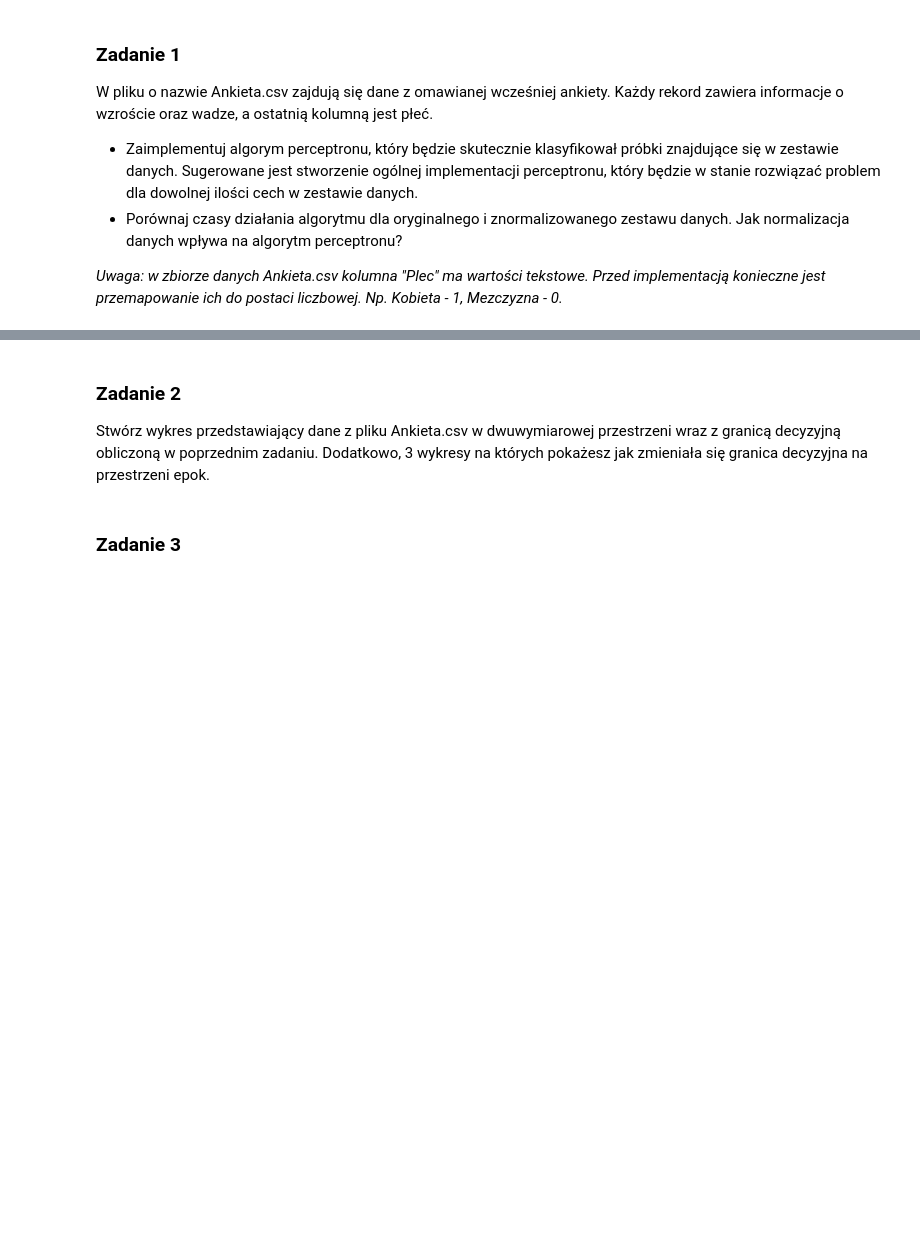
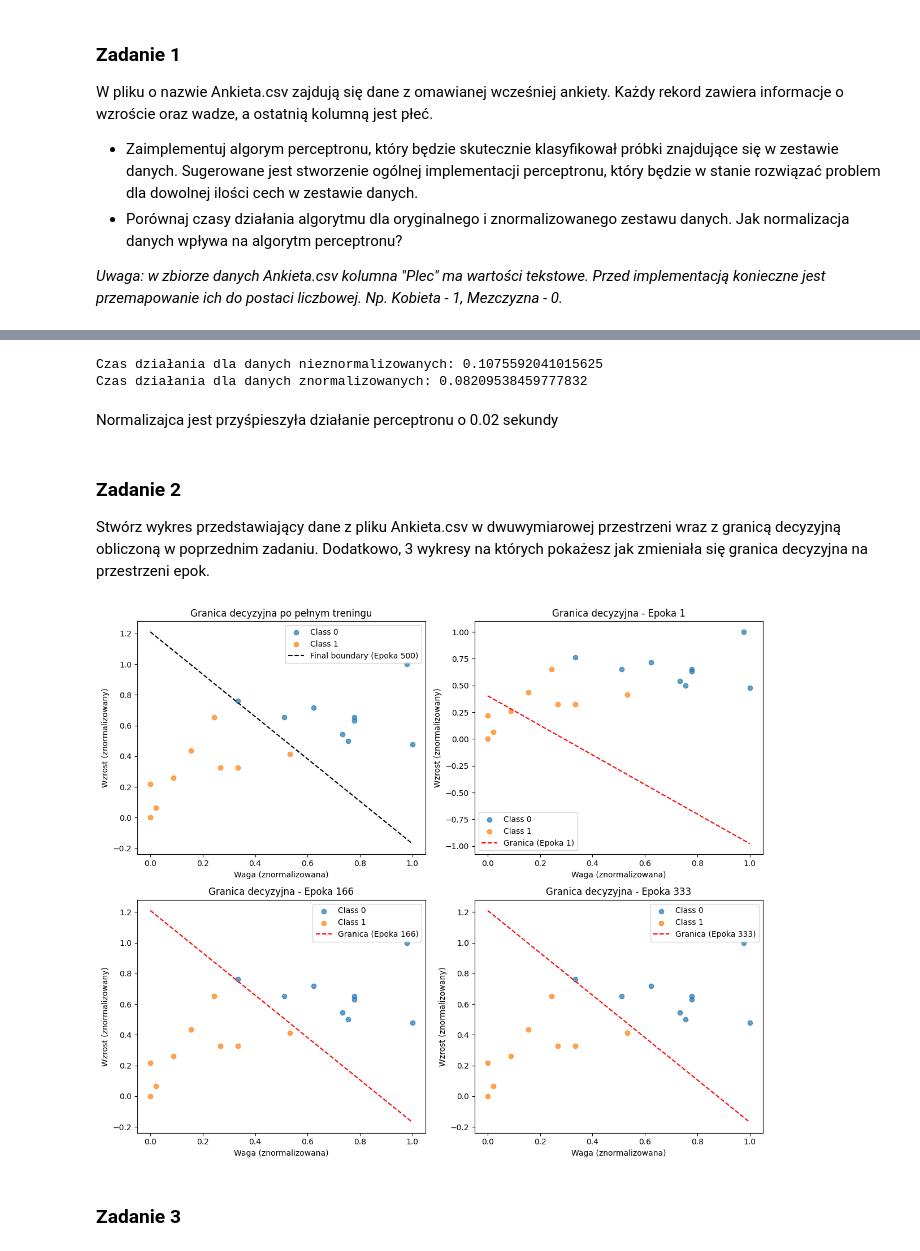
Before and after one commit to Batomet/Perceptron, a Jupyter notebook: Perceptron.ipynb, the cells around one changed output, grey strips where cells are left out. Drawn from its saved outputs; the diff is of its cells as text; code cells hidden in the pictures; blank space fills up the shorter version.

```diff
--- a/Perceptron.ipynb
+++ b/Perceptron.ipynb
@@ -213,3 +274,11 @@ _Uwaga: w zbiorze danych Ankieta.csv kolumna "Plec" ma wartości tekstowe. Przed
+# %%
+print("Czas działania dla danych nieznormalizowanych:", time_non_normalized)
+print("Czas działania dla danych znormalizowanych:", time_normalized)
+# %% [output]
+Czas działania dla danych nieznormalizowanych: 0.1075592041015625
+Czas działania dla danych znormalizowanych: 0.08209538459777832
+# %% [markdown]
+Normalizajca jest przyśpieszyła działanie perceptronu o 0.02 sekundy
 # %% [markdown]
 ### Zadanie 2
 
@@ -219,3 +286,39 @@ Stwórz wykres przedstawiający dane z pliku Ankieta.csv w dwuwymiarowej przestr
+# %%
+perceptron = Perceptron(learning_rate=0.01, n_iter=500)
+perceptron.fit(X_normalized, y)
+
+plt.figure(figsize=(12, 10))
+
+plt.subplot(2, 2, 1)
+for idx, cl in enumerate([0, 1]):
+    plt.scatter(X_normalized[y == cl, 0], X_normalized[y == cl, 1], label=f'Class {cl}', alpha=0.7)
+
+weights_final, bias_final, final_epoch = perceptron.boundaries[-1]
+x_vals = np.linspace(min(X_normalized[:, 0]), max(X_normalized[:, 0]), 100)
+y_vals = -(weights_final[0] * x_vals + bias_final) / weights_final[1]  # Równanie prostej
+plt.plot(x_vals, y_vals, 'k--', label=f'Final boundary (Epoka {final_epoch})')
+plt.xlabel('Waga (znormalizowana)')
+plt.ylabel('Wzrost (znormalizowany)')
+plt.legend()
+plt.title("Granica decyzyjna po pełnym treningu")
+
+for i, (weights, bias, epoch) in enumerate(perceptron.boundaries[:-1], start=2):
+    plt.subplot(2, 2, i)
+    for idx, cl in enumerate([0, 1]):
+        plt.scatter(X_normalized[y == cl, 0], X_normalized[y == cl, 1], label=f'Class {cl}', alpha=0.7)
+
+    x_vals = np.linspace(min(X_normalized[:, 0]), max(X_normalized[:, 0]), 100)
+    y_vals = -(weights[0] * x_vals + bias) / weights[1]  # Równanie prostej
+    plt.plot(x_vals, y_vals, 'r--', label=f'Granica (Epoka {epoch})')
+    plt.xlabel('Waga (znormalizowana)')
+    plt.ylabel('Wzrost (znormalizowany)')
+    plt.legend()
+    plt.title(f'Granica decyzyjna - Epoka {epoch}')
+
+plt.tight_layout()
+plt.show()
+# %% [output]
+[figure, added]
 # %% [markdown]
 ### Zadanie 3
 # %% [markdown]
```
Also changed, not shown: parts of 12 cells of this notebook.
